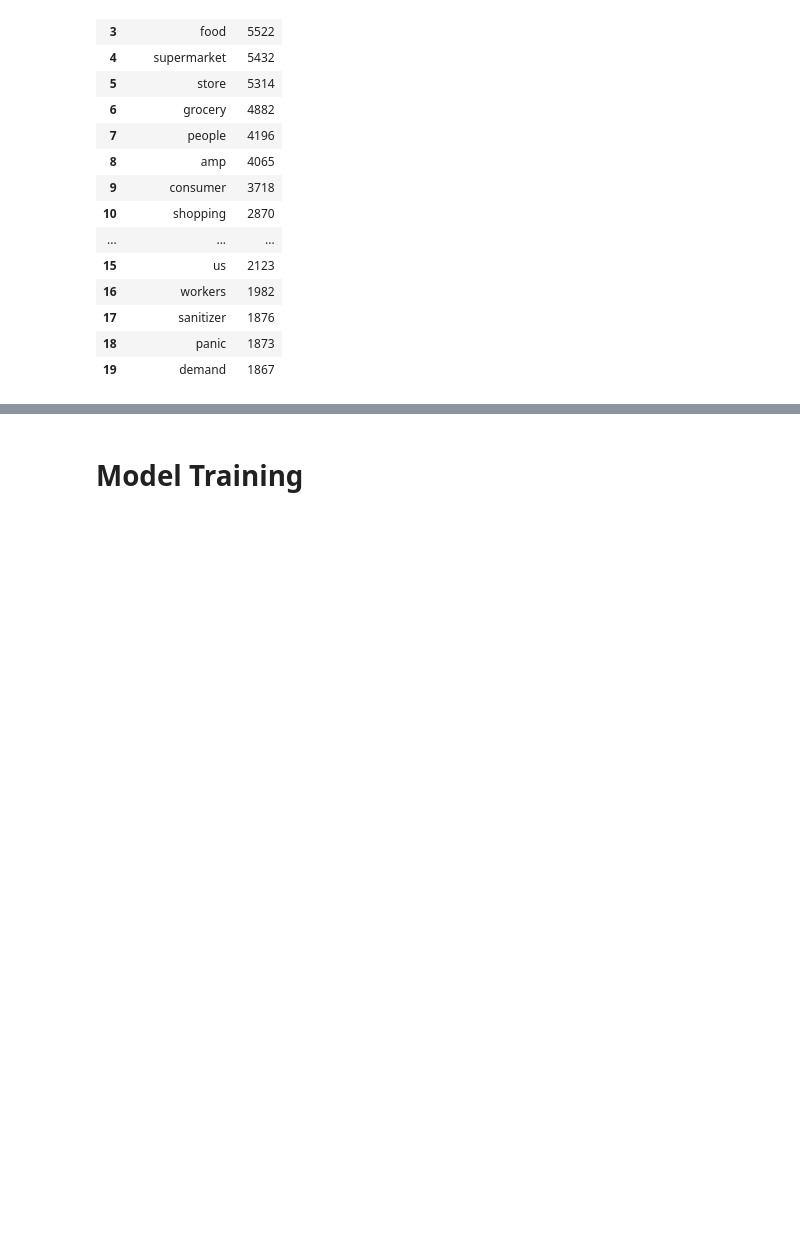
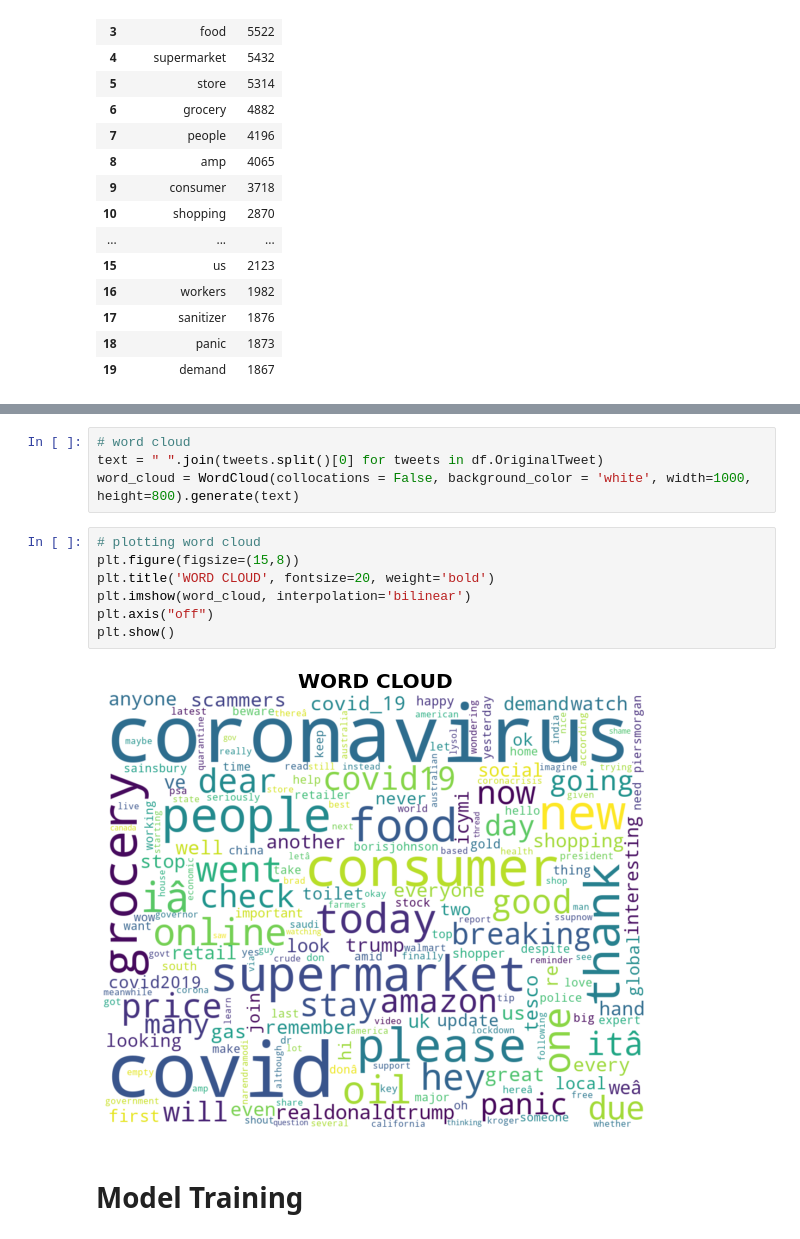
Before and after one commit to varsha-rani-15/Coronavirus-Tweet-Sentiment-Analysis, a Jupyter notebook: Coronavirus_Tweet_Sentiment_Analysis_Capstone_Project.ipynb, the cells around one changed output, grey strips where cells are left out. Saved outputs shown, nothing was run; the diff lists cells and outputs as text; blank space fills up the shorter version.

```diff
--- a/Coronavirus_Tweet_Sentiment_Analysis_Capstone_Project.ipynb
+++ b/Coronavirus_Tweet_Sentiment_Analysis_Capstone_Project.ipynb
@@ -430,6 +431,19 @@ fig = px.treemap(temp, path=['Common_words'], values='count',title='Most Common
 fig.show()
 # %% [output]
 [interactive output not drawn]
+# %%
+# word cloud
+text = " ".join(tweets.split()[0] for tweets in df.OriginalTweet)
+word_cloud = WordCloud(collocations = False, background_color = 'white', width=1000, height=800).generate(text)
+# %%
+# plotting word cloud
+plt.figure(figsize=(15,8))
+plt.title('WORD CLOUD', fontsize=20, weight='bold')
+plt.imshow(word_cloud, interpolation='bilinear')
+plt.axis("off")
+plt.show()
+# %% [output]
+[figure, added]
 # %% [markdown]
 # **Model Training**
 # %% [markdown]
```
Also changed, not shown: parts of 14 cells of this notebook.
